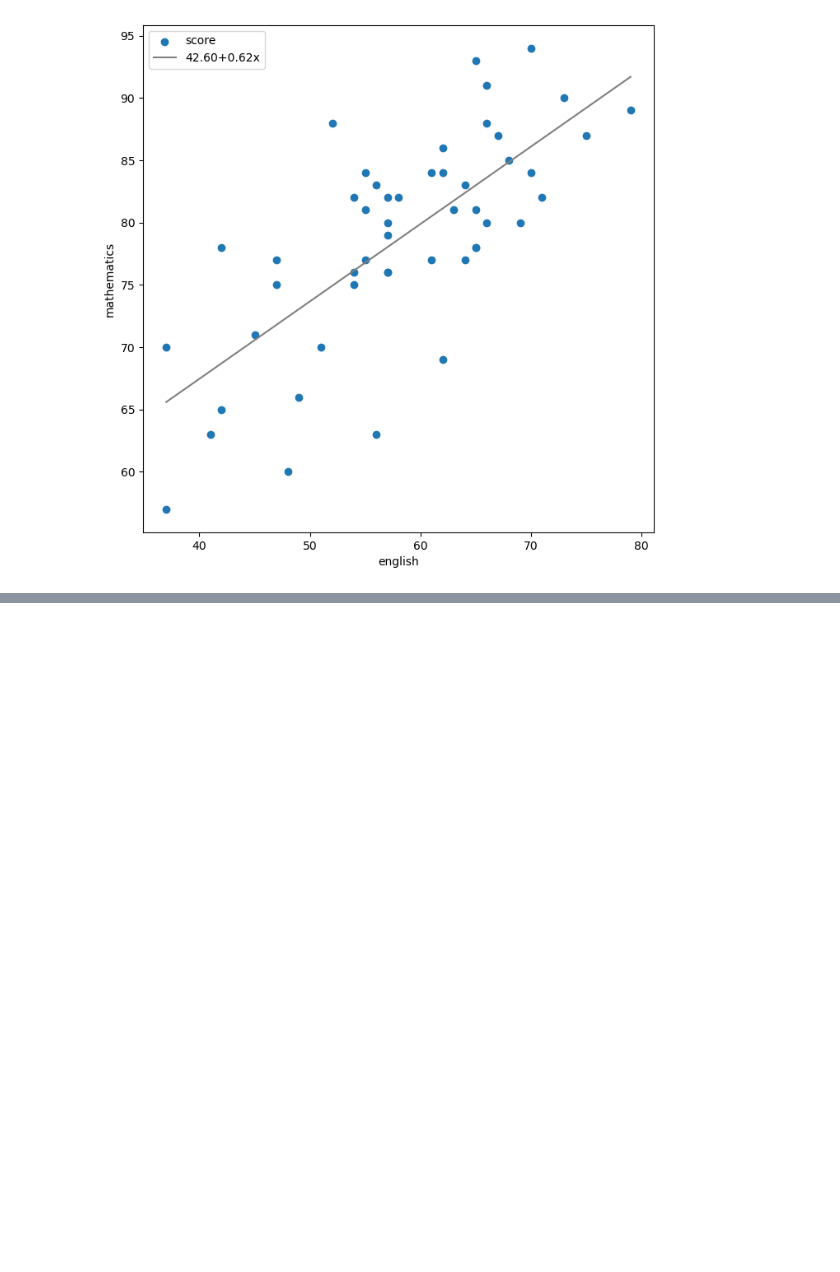
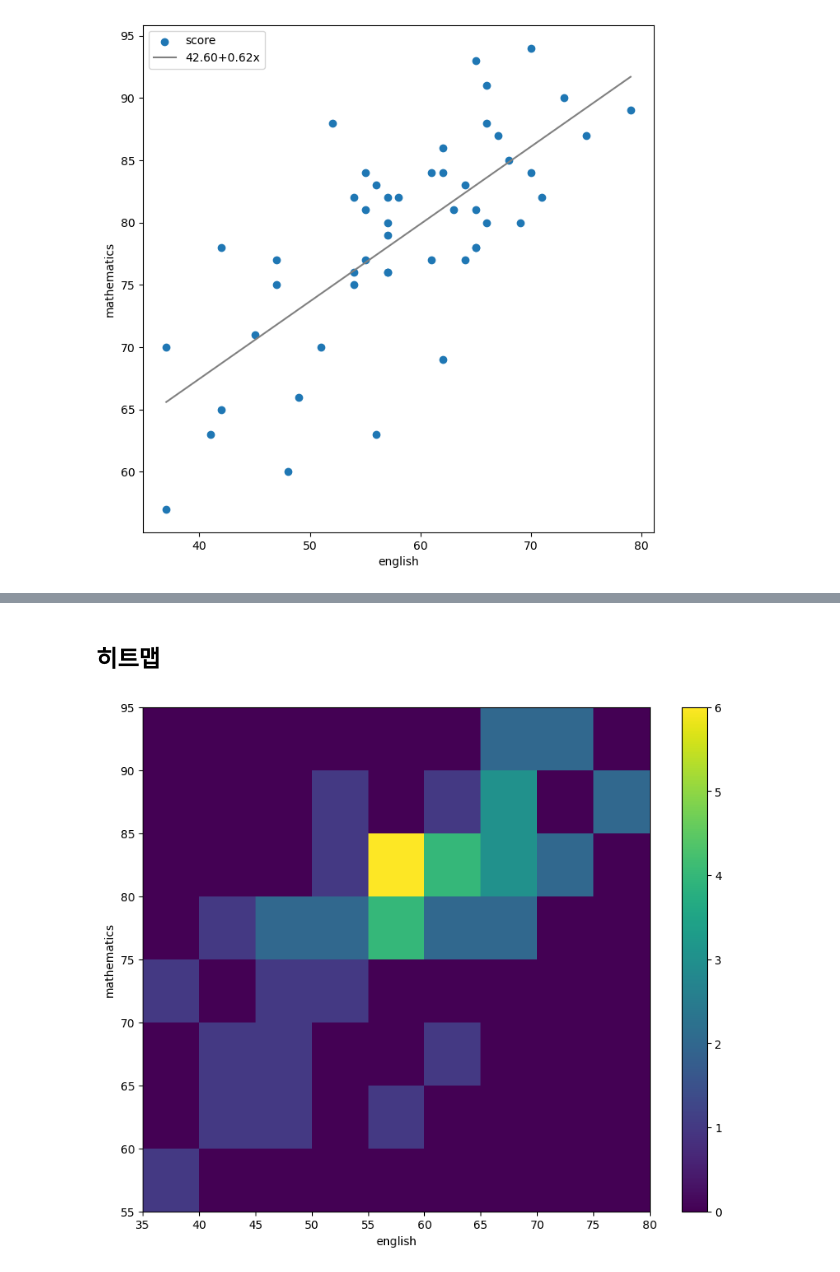
Before and after one commit to EverJoyyyL20/sesac_data_analysis_workspace, a Jupyter notebook: statics2.ipynb, the cells around one changed output, grey strips where cells are left out. Cells and saved outputs as stored; diff of their text form; code cells hidden in the pictures; blank space fills up the shorter version.

```diff
--- a/statics2.ipynb
+++ b/statics2.ipynb
@@ -478,0 +582,34 @@ plt.show()
+# %% [markdown]
+## 히트맵
+# %%
+# 📄 그림을 그릴 큰 도화지를 만든다
+# (가로 10, 세로 8 크기)
+fig=plt.figure(figsize=(10,8))
+# ✏️ 도화지 위에 그림을 그릴 공간 하나를 만든다
+ax=fig.add_subplot(111)
+
+# 🎯 영어 점수(가로)와 수학 점수(세로)를
+# 네모 칸으로 나누어서
+# 각 칸에 학생이 몇 명 있는지 색으로 보여준다
+c=ax.hist2d(english_scores,# 가로축: 영어 점수
+            math_scores,# 세로축: 수학 점수
+            bins=[9,8],# 가로는 9칸, 세로는 8칸으로 나눈다
+            range=[(35,80),(55,95)])# 영어는 35~80점, 수학은 55~95점만 본다
+
+# 🏷️ 가로축 이름을 "english"로 적는다
+ax.set_xlabel("english")
+# 🏷️ 세로축 이름을 "mathematics"로 적는다
+ax.set_ylabel("mathematics")
+
+# 🔢 가로 숫자를 네모 칸 경계에 맞춰 표시한다
+ax.set_xticks(c[1])
+# 🔢 세로 숫자를 네모 칸 경계에 맞춰 표시한다
+ax.set_yticks(c[2])
+
+# 🌈 색이 의미하는 학생 수를 알려주는 설명 막대를 추가한다
+# (진한 색 = 학생 많음, 연한 색 = 학생 적음)
+fig.colorbar(c[3],ax=ax)
+# 👀 완성된 그림을 화면에 보여준다
+plt.show()
+# %% [output]
+[figure, added]
```
Also changed, not shown: parts of 21 cells of this notebook.
